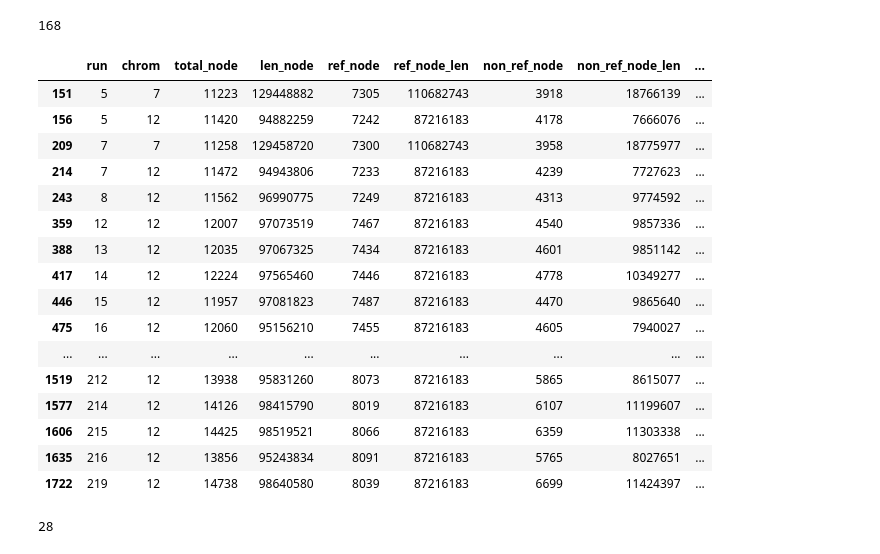
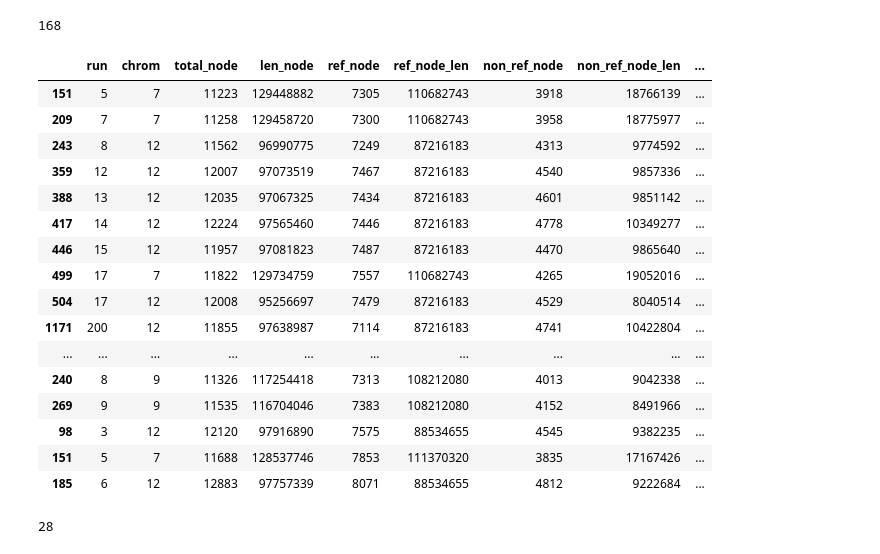
Before and after one commit to AnimalGenomicsETH/bovine-assembly, a Jupyter notebook: gfa_stats.ipynb, the cells around one changed output. Drawn from its saved outputs; the diff is of its cells as text; code cells hidden in the pictures.

```diff
--- a/gfa_stats.ipynb
+++ b/gfa_stats.ipynb
@@ -4,29 +4,3 @@ import seaborn as sns
 import matplotlib.pyplot as plt
 import pandas as pd
 import numpy as np
-# %%
-df = pd.read_csv('gfa_robustness.df',delimiter=' ')
-configs = []
-for run in df['run']:
-    if run < 5:
-        config = 'shasta'
-    elif run < 10:
-        config = 'hifiasm'
-    elif run < 20:
-        config = 'hs_shuf'
-    elif run < 40:
-        config = 'either'
-    elif run < 203:
-        config = 'peregrine'
-    elif run < 206:
-        config = 'raven'
-    elif run < 209:
-        config = 'flye'
-    elif run < 210:
-        config = 'hicanu'
-    elif run < 220:
-        config = 'all_shuf'
-    elif run < 240:
-        config = 'all_eith'
-    configs.append(config)
-df['config'] = configs
@@ -101,25 +121,25 @@ sum(c.values())
 # %% [output]
 168
 # %%
-df[df['non_ref_node_len']>.75e7]
+df[(df['non_ref_node_len']>8e6)&(df['chrom']!=99)]
 # %% [output]
 |  | run | chrom | total_node | len_node | ref_node | ref_node_len | non_ref_node | non_ref_node_len | ... |
 | 151 | 5 | 7 | 11223 | 129448882 | 7305 | 110682743 | 3918 | 18766139 | ... |
-| 156 | 5 | 12 | 11420 | 94882259 | 7242 | 87216183 | 4178 | 7666076 | ... |
 | 209 | 7 | 7 | 11258 | 129458720 | 7300 | 110682743 | 3958 | 18775977 | ... |
-| 214 | 7 | 12 | 11472 | 94943806 | 7233 | 87216183 | 4239 | 7727623 | ... |
 | 243 | 8 | 12 | 11562 | 96990775 | 7249 | 87216183 | 4313 | 9774592 | ... |
 | 359 | 12 | 12 | 12007 | 97073519 | 7467 | 87216183 | 4540 | 9857336 | ... |
 | 388 | 13 | 12 | 12035 | 97067325 | 7434 | 87216183 | 4601 | 9851142 | ... |
 | 417 | 14 | 12 | 12224 | 97565460 | 7446 | 87216183 | 4778 | 10349277 | ... |
 | 446 | 15 | 12 | 11957 | 97081823 | 7487 | 87216183 | 4470 | 9865640 | ... |
-| 475 | 16 | 12 | 12060 | 95156210 | 7455 | 87216183 | 4605 | 7940027 | ... |
+| 499 | 17 | 7 | 11822 | 129734759 | 7557 | 110682743 | 4265 | 19052016 | ... |
+| 504 | 17 | 12 | 12008 | 95256697 | 7479 | 87216183 | 4529 | 8040514 | ... |
+| 1171 | 200 | 12 | 11855 | 97638987 | 7114 | 87216183 | 4741 | 10422804 | ... |
 | ... | ... | ... | ... | ... | ... | ... | ... | ... | ... |
-| 1519 | 212 | 12 | 13938 | 95831260 | 8073 | 87216183 | 5865 | 8615077 | ... |
-| 1577 | 214 | 12 | 14126 | 98415790 | 8019 | 87216183 | 6107 | 11199607 | ... |
-| 1606 | 215 | 12 | 14425 | 98519521 | 8066 | 87216183 | 6359 | 11303338 | ... |
-| 1635 | 216 | 12 | 13856 | 95243834 | 8091 | 87216183 | 5765 | 8027651 | ... |
-| 1722 | 219 | 12 | 14738 | 98640580 | 8039 | 87216183 | 6699 | 11424397 | ... |
+| 240 | 8 | 9 | 11326 | 117254418 | 7313 | 108212080 | 4013 | 9042338 | ... |
+| 269 | 9 | 9 | 11535 | 116704046 | 7383 | 108212080 | 4152 | 8491966 | ... |
+| 98 | 3 | 12 | 12120 | 97916890 | 7575 | 88534655 | 4545 | 9382235 | ... |
+| 151 | 5 | 7 | 11688 | 128537746 | 7853 | 111370320 | 3835 | 17167426 | ... |
+| 185 | 6 | 12 | 12883 | 97757339 | 8071 | 88534655 | 4812 | 9222684 | ... |
 # %%
 from itertools import combinations
 # %%
```
Also changed, not shown: parts of 8 cells of this notebook, 1 other file.
